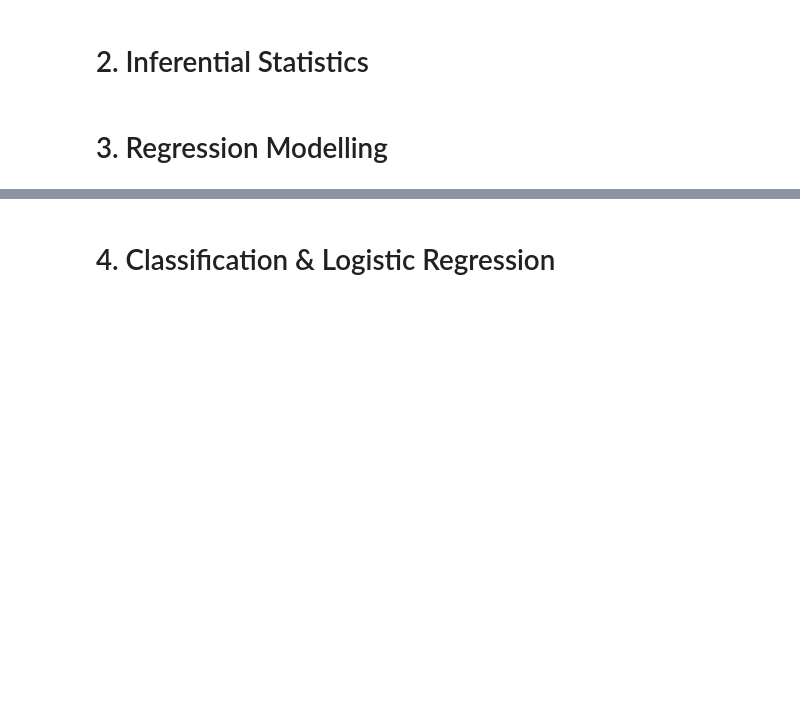
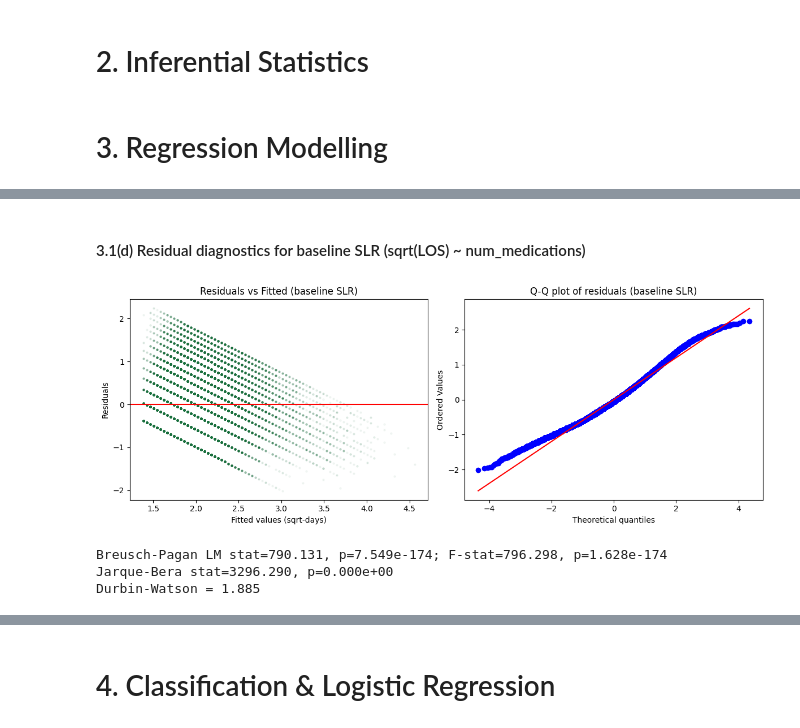
Before and after one commit to unluckytau/WQD7013-Final-Project, a Jupyter notebook: WQD7013_FINALPROJECT.ipynb, the cells around one changed output, grey strips where cells are left out. Saved outputs shown, nothing was run; the diff lists cells and outputs as text; code cells hidden in the pictures; blank space fills up the shorter version.

```diff
--- a/WQD7013_FINALPROJECT.ipynb
+++ b/WQD7013_FINALPROJECT.ipynb
@@ -452,0 +548,33 @@ Refit (clean): beta1=0.1701, R2=0.2440, resid_sd=2.1187
+# %% [markdown]
+#### 3.1(d) Residual diagnostics for baseline SLR (sqrt(LOS) ~ num_medications)
+# %%
+resid = model_3_1.resid
+fitted = model_3_1.fittedvalues
+
+fig, ax = plt.subplots(1,2,figsize=(12,4.5))
+ax[0].scatter(fitted, resid, s=4, alpha=0.05, color="#196f3d")
+ax[0].axhline(0, color="red")
+ax[0].set_xlabel("Fitted values (sqrt-days)")
+ax[0].set_ylabel("Residuals")
+ax[0].set_title("Residuals vs Fitted (baseline SLR)")
+
+stats.probplot(resid, dist="norm", plot=ax[1])
+ax[1].set_title("Q-Q plot of residuals (baseline SLR)")
+
+plt.tight_layout()
+plt.show()
+
+# Formal tests
+from statsmodels.stats.diagnostic import het_breuschpagan
+lm, lm_pvalue, fvalue, f_pvalue = het_breuschpagan(resid, model_3_1.model.exog)
+jb_stat, jb_p = stats.jarque_bera(resid)
+dw = sm.stats.stattools.durbin_watson(resid)
+
+print(f"Breusch-Pagan LM stat={lm:.3f}, p={lm_pvalue:.3e}; F-stat={fvalue:.3f}, p={f_pvalue:.3e}")
+print(f"Jarque-Bera stat={jb_stat:.3f}, p={jb_p:.3e}")
+print(f"Durbin-Watson = {dw:.3f}")
+# %% [output]
+[figure, added]
+Breusch-Pagan LM stat=790.131, p=7.549e-174; F-stat=796.298, p=1.628e-174
+Jarque-Bera stat=3296.290, p=0.000e+00
+Durbin-Watson = 1.885
```
Also changed, not shown: parts of 45 cells of this notebook.
